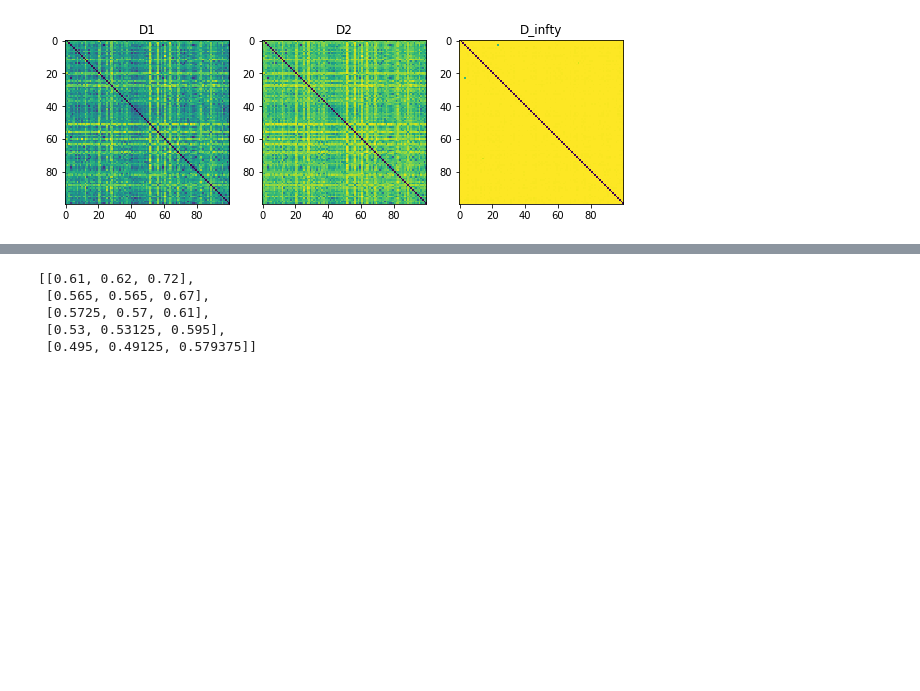
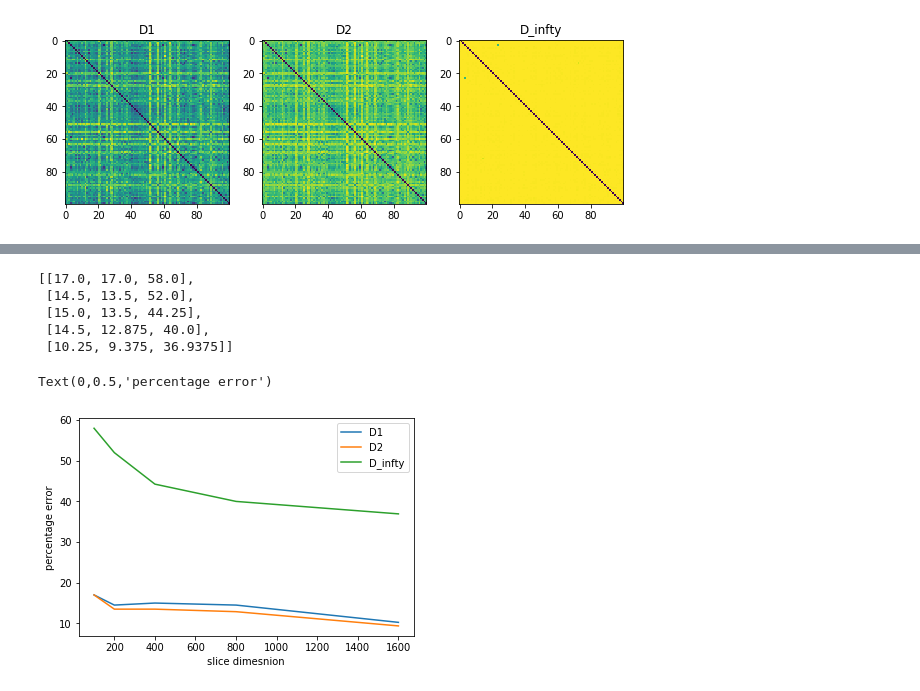
Before and after one commit to cpacilio/P1.4_seed, a Jupyter notebook: final_project/project.ipynb, the cells around one changed output, grey strips where cells are left out. Drawn from its saved outputs; the diff is of its cells as text; code cells hidden in the pictures; blank space fills up the shorter version.

```diff
--- a/final_project/project.ipynb
+++ b/final_project/project.ipynb
@@ -70,2 +84,16 @@ for ax, method in zip(axs, methods):
 # %% [output]
 [figure]
+# %%
+## to measure time
+import time
+
+class Timer():
+    def __enter__(self):
+        self._t0 = time.perf_counter()
+
+    def __exit__(self,type,value,traceback):
+        self._t1 = time.perf_counter()
+        print("Time spent: [%0.8f] secs" % (self._t1-self._t0))
+
+with Timer():
+    time.sleep(2)
@@ -72,8 +102,11 @@ for ax, method in zip(axs, methods):
 # %%
-## ASSIGNMENT 4
+## ASSIGNMENT 4 and 5
 ## precompute heavy part of the computation
 
 N = 1600
-M1 = my_func(N,_D1)
-M2 = my_func(N,_D2)
-M3 = my_func(N,_Dinfty)
+distances = [_D1,_D2,_Dinfty]
+
+with Timer():
+    methods = []
+    for dist in distances:
+        methods.append(my_func(N,dist))
@@ -80,24 +124,35 @@ M3 = my_func(N,_Dinfty)
 # %%
-methods = [M1,M2,M3]
+dims = [100,200,400,800,1600]
 errors = []
-for num in [100,200,400,800,1600]:
+
+## computation of the relative errors
+for num in dims:
     loc_errors=[]
     for matrix in methods:
         error_counter = 0.
         for i in range(num):
             M = matrix[i:i+1][0][:num]
             MM = delete(M,i)
-            digit = y_train[argmin(MM)]
+            arg = argmin(MM) + int(argmin(MM)>=i)
+            digit = y_train[arg]
             if y_train[i] != digit:
                 error_counter +=1
-        loc_errors.append(error_counter/num)
+        loc_errors.append(error_counter*100/num)
     errors.append(loc_errors)
 
 from pprint import pprint
 pprint(errors)
+
+for k in range(3):
+    plt.plot(dims,[errors[i][k] for i in range(size(dims)) ],label=names[distances[k]])
+plt.legend()
+plt.xlabel('slice dimesnion')
+plt.ylabel('percentage error')
 # %% [output]
-[[0.61, 0.62, 0.72],
- [0.565, 0.565, 0.67],
- [0.5725, 0.57, 0.61],
- [0.53, 0.53125, 0.595],
- [0.495, 0.49125, 0.579375]]
+[[17.0, 17.0, 58.0],
+ [14.5, 13.5, 52.0],
+ [15.0, 13.5, 44.25],
+ [14.5, 12.875, 40.0],
+ [10.25, 9.375, 36.9375]]
+Text(0,0.5,'percentage error')
+[figure, added]
```
Also changed, not shown: parts of 7 cells of this notebook.
